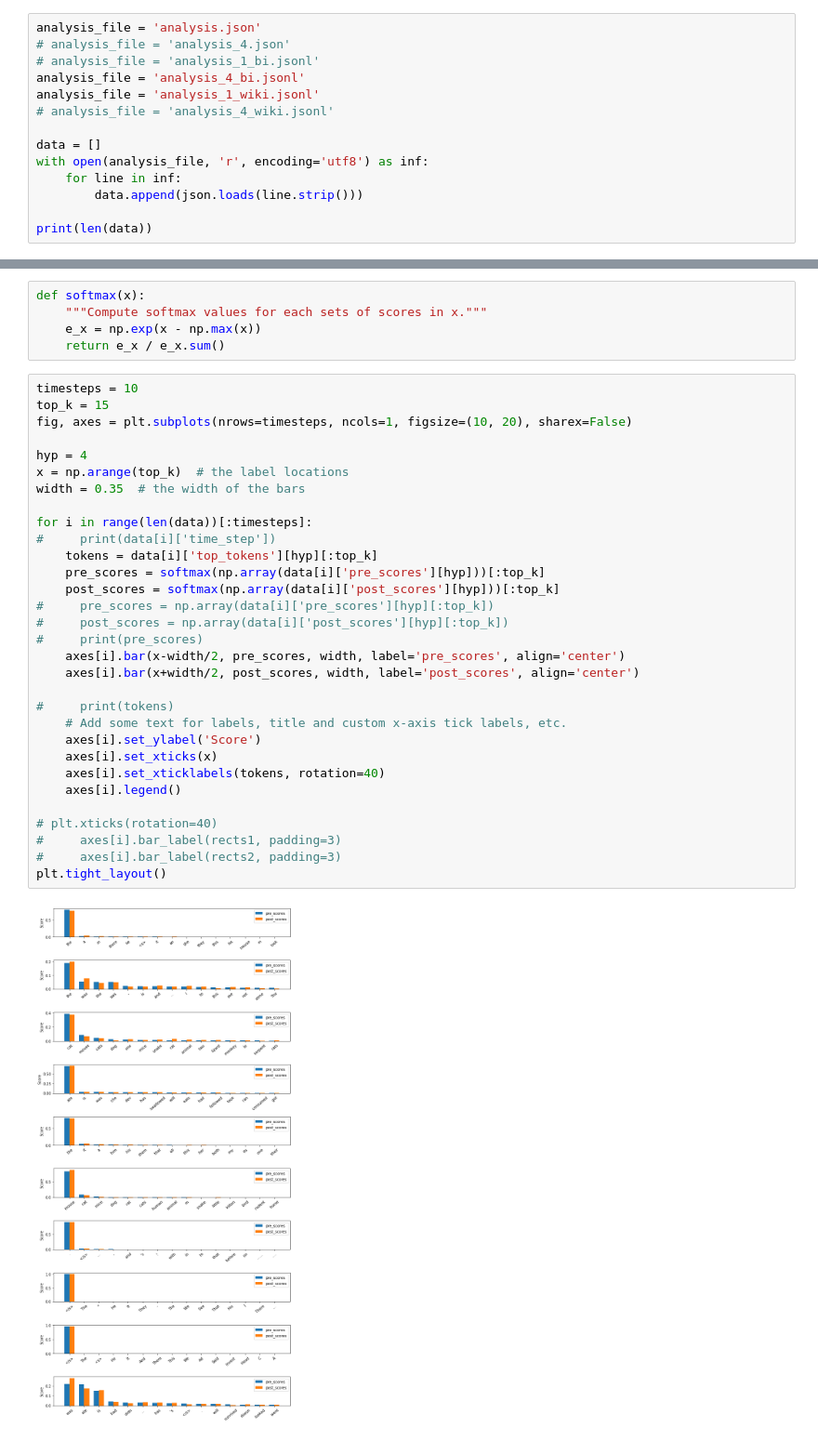
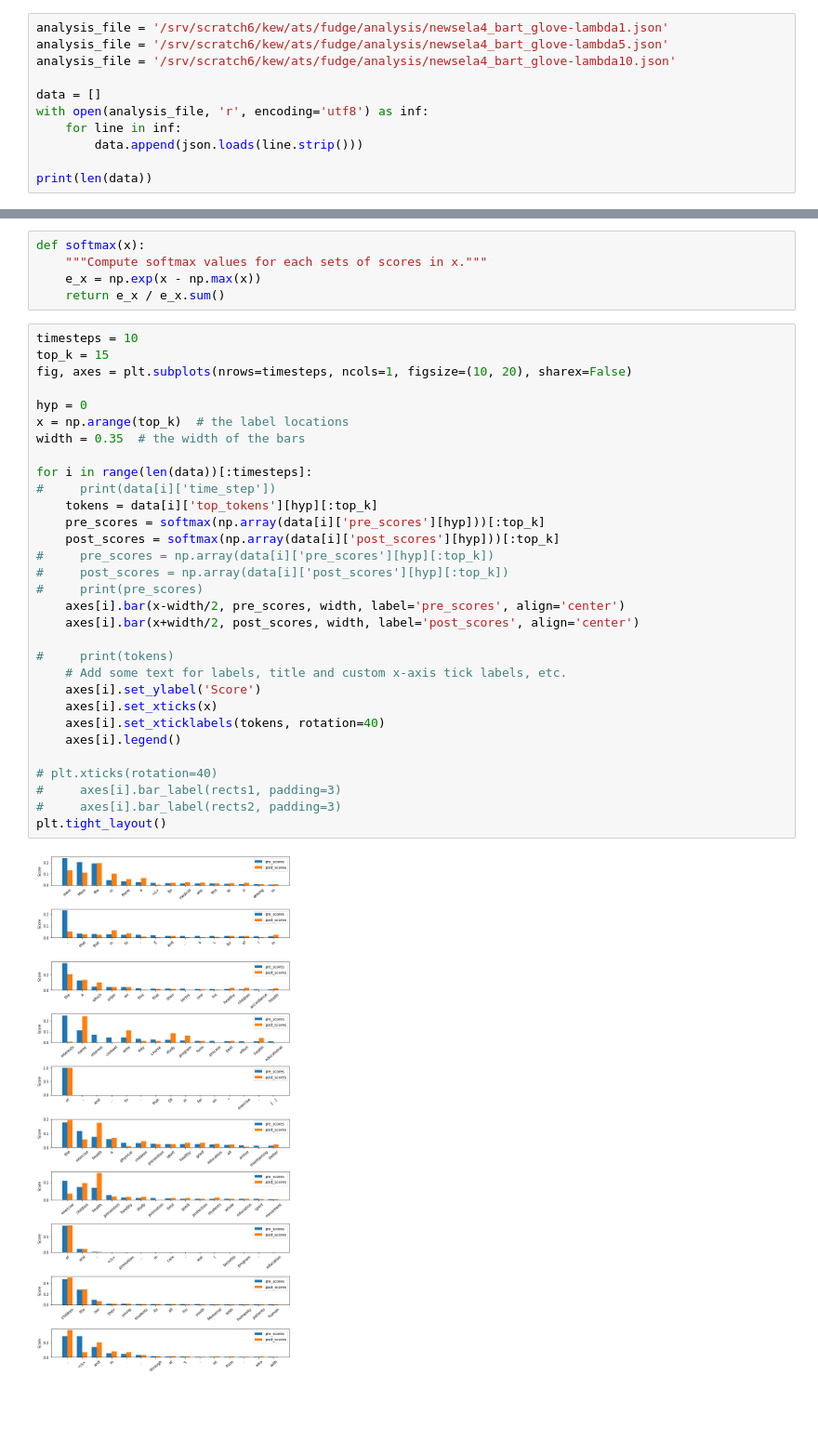
Before and after one commit to ZurichNLP/SimpleFUDGE, a Jupyter notebook: analysis/analyse_prediction_timesteps.ipynb, the cells around one changed output, grey strips where cells are left out. Shown at 93% size. Cells and saved outputs as stored; diff of their text form; blank space fills up the shorter version.

```diff
--- a/analysis/analyse_prediction_timesteps.ipynb
+++ b/analysis/analyse_prediction_timesteps.ipynb
@@ -7,12 +7,9 @@ import seaborn as sns
 import scipy
 # import torch
 # %%
-analysis_file = 'analysis.json'
-# analysis_file = 'analysis_4.json'
-# analysis_file = 'analysis_1_bi.jsonl'
-analysis_file = 'analysis_4_bi.jsonl'
-analysis_file = 'analysis_1_wiki.jsonl'
-# analysis_file = 'analysis_4_wiki.jsonl'
+analysis_file = '/srv/scratch6/kew/ats/fudge/analysis/newsela4_bart_glove-lambda1.json'
+analysis_file = '/srv/scratch6/kew/ats/fudge/analysis/newsela4_bart_glove-lambda5.json'
+analysis_file = '/srv/scratch6/kew/ats/fudge/analysis/newsela4_bart_glove-lambda10.json'
 
 data = []
 with open(analysis_file, 'r', encoding='utf8') as inf:
@@ -31,32 +48,32 @@ def softmax(x):
 timesteps = 10
 top_k = 15
 fig, axes = plt.subplots(nrows=timesteps, ncols=1, figsize=(10, 20), sharex=False)
 
-hyp = 4
+hyp = 0
 x = np.arange(top_k)  # the label locations
 width = 0.35  # the width of the bars
 
 for i in range(len(data))[:timesteps]:
 #     print(data[i]['time_step'])
     tokens = data[i]['top_tokens'][hyp][:top_k]
     pre_scores = softmax(np.array(data[i]['pre_scores'][hyp]))[:top_k]
     post_scores = softmax(np.array(data[i]['post_scores'][hyp]))[:top_k]
 #     pre_scores = np.array(data[i]['pre_scores'][hyp][:top_k])
 #     post_scores = np.array(data[i]['post_scores'][hyp][:top_k])
 #     print(pre_scores)
     axes[i].bar(x-width/2, pre_scores, width, label='pre_scores', align='center')
     axes[i].bar(x+width/2, post_scores, width, label='post_scores', align='center')
 
 #     print(tokens)
     # Add some text for labels, title and custom x-axis tick labels, etc.
     axes[i].set_ylabel('Score')
     axes[i].set_xticks(x)
     axes[i].set_xticklabels(tokens, rotation=40)
     axes[i].legend()
 
 # plt.xticks(rotation=40)
 #     axes[i].bar_label(rects1, padding=3)
 #     axes[i].bar_label(rects2, padding=3)
 plt.tight_layout()
 # %% [output]
-[figure, old version]
+[figure, new version]
```
Also changed, not shown: parts of 2 cells of this notebook, 14 other files.
